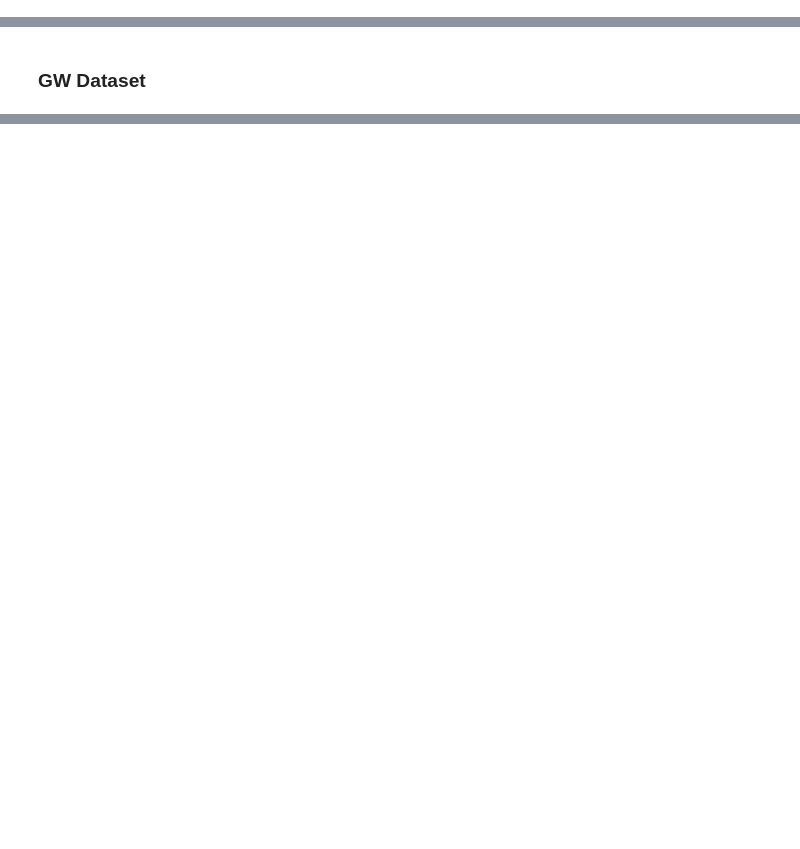
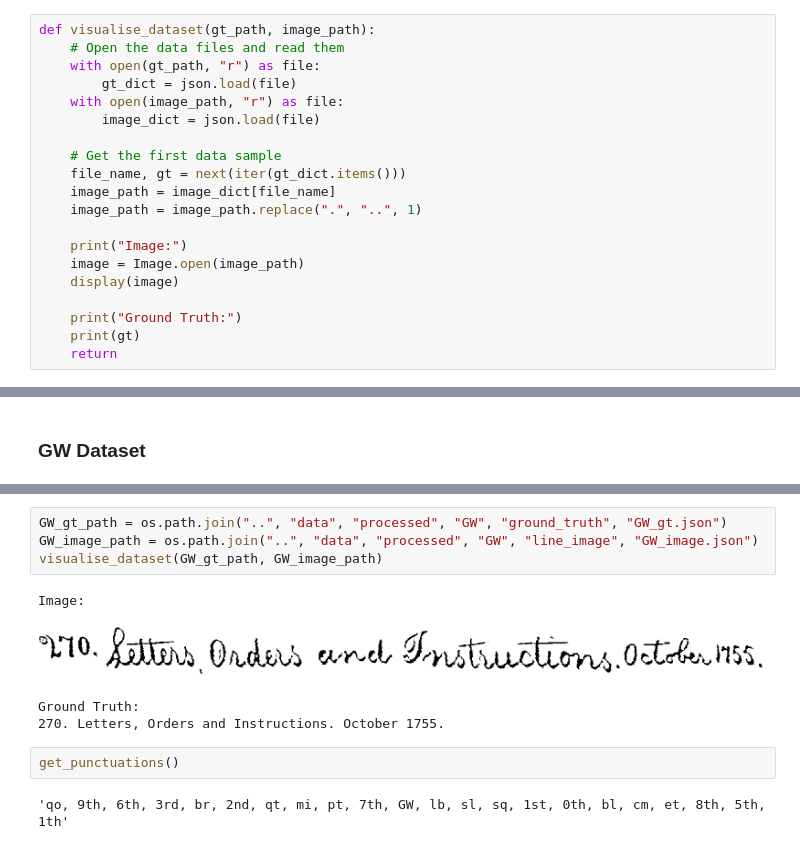
Before and after one commit to Yung-Hsin-Chen/master_thesis, a Jupyter notebook: notebook/EDA.ipynb, the cells around one changed output, grey strips where cells are left out. Saved outputs shown, nothing was run; the diff lists cells and outputs as text; blank space fills up the shorter version.

```diff
--- a/notebook/EDA.ipynb
+++ b/notebook/EDA.ipynb
@@ -4,0 +16,20 @@ import re
+# %%
+def visualise_dataset(gt_path, image_path):
+    # Open the data files and read them
+    with open(gt_path, "r") as file:
+        gt_dict = json.load(file)
+    with open(image_path, "r") as file:
+        image_dict = json.load(file)
+
+    # Get the first data sample
+    file_name, gt = next(iter(gt_dict.items()))
+    image_path = image_dict[file_name]
+    image_path = image_path.replace(".", "..", 1)
+
+    print("Image:")
+    image = Image.open(image_path)
+    display(image)
+
+    print("Ground Truth:")
+    print(gt)
+    return
@@ -58,0 +64,13 @@ get_punctuations()
+# %%
+GW_gt_path = os.path.join("..", "data", "processed", "GW", "ground_truth", "GW_gt.json")
+GW_image_path = os.path.join("..", "data", "processed", "GW", "line_image", "GW_image.json")
+visualise_dataset(GW_gt_path, GW_image_path)
+# %% [output]
+Image:
+[figure, added]
+Ground Truth:
+270. Letters, Orders and Instructions. October 1755.
+# %%
+get_punctuations()
+# %% [output]
+'qo, 9th, 6th, 3rd, br, 2nd, qt, mi, pt, 7th, GW, lb, sl, sq, 1st, 0th, bl, cm, et, 8th, 5th, 1th'
```
Also changed, not shown: parts of 7 cells of this notebook.
